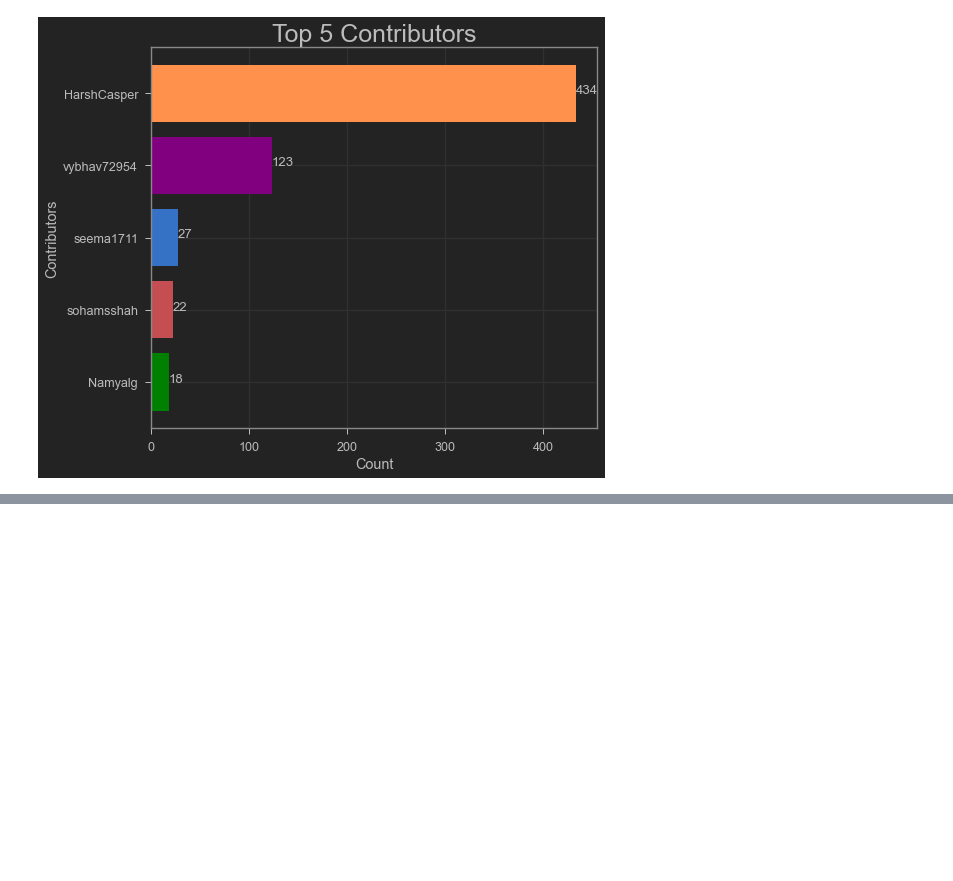
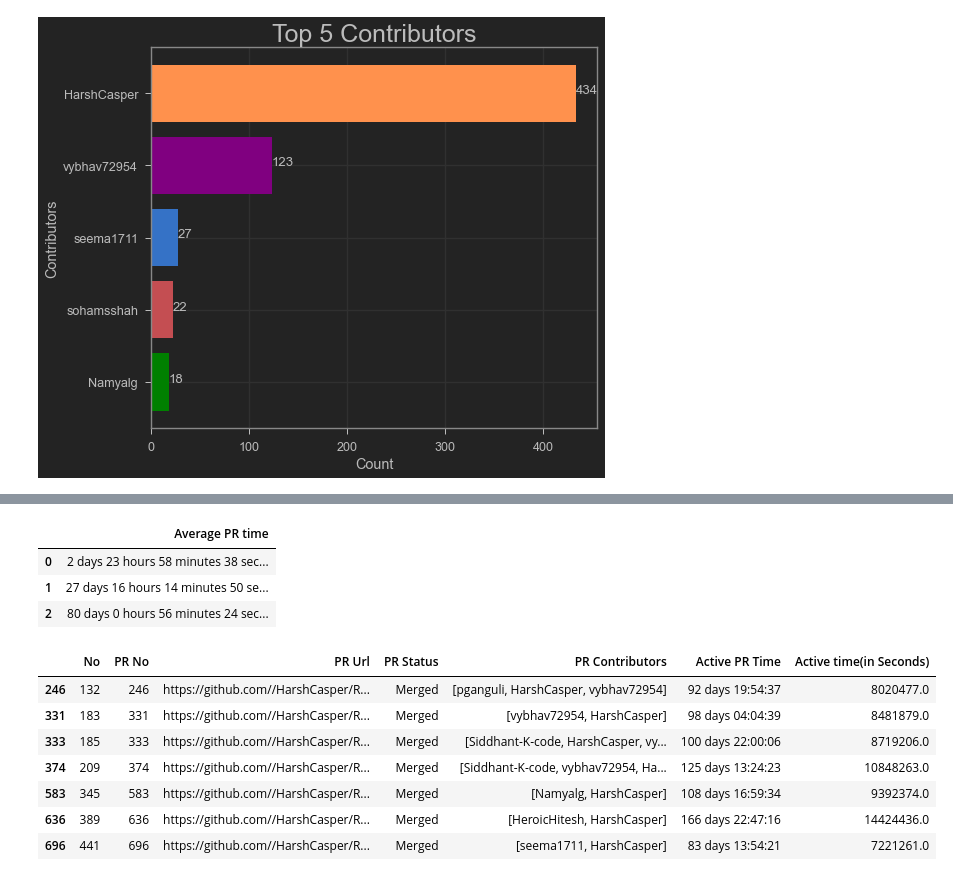
Before and after one commit to Aditya-Komaravolu/PR-Analyzer, a Jupyter notebook: PRScrapper.ipynb, the cells around one changed output, grey strips where cells are left out. Cells and saved outputs as stored; diff of their text form; code cells hidden in the pictures; blank space fills up the shorter version.

```diff
--- a/PRScrapper.ipynb
+++ b/PRScrapper.ipynb
@@ -295,0 +439,9 @@ plt.show()
+# %%
+result.sort()
+result=pd.DataFrame(result,columns=["Average PR time"])
+result
+# %% [output]
+|  | Average PR time |
+| 0 | 2 days 23 hours 58 minutes 38 sec... |
+| 1 | 27 days 16 hours 14 minutes 50 se... |
+| 2 | 80 days 0 hours 56 minutes 24 sec... |
@@ -295,0 +450,11 @@ plt.show()
+# %%
+merged_df[merged_df['Active time(in Seconds)']>=6915384]
+# %% [output]
+|  | No | PR No | PR Url | PR Status | PR Contributors | Active PR Time | Active time(in Seconds) |
+| 246 | 132 | 246 | https://github.com//HarshCasper/R... | Merged | [pganguli, HarshCasper, vybhav72954] | 92 days 19:54:37 | 8020477.0 |
+| 331 | 183 | 331 | https://github.com//HarshCasper/R... | Merged | [vybhav72954, HarshCasper] | 98 days 04:04:39 | 8481879.0 |
+| 333 | 185 | 333 | https://github.com//HarshCasper/R... | Merged | [Siddhant-K-code, HarshCasper, vy... | 100 days 22:00:06 | 8719206.0 |
+| 374 | 209 | 374 | https://github.com//HarshCasper/R... | Merged | [Siddhant-K-code, vybhav72954, Ha... | 125 days 13:24:23 | 10848263.0 |
+| 583 | 345 | 583 | https://github.com//HarshCasper/R... | Merged | [Namyalg, HarshCasper] | 108 days 16:59:34 | 9392374.0 |
+| 636 | 389 | 636 | https://github.com//HarshCasper/R... | Merged | [HeroicHitesh, HarshCasper] | 166 days 22:47:16 | 14424436.0 |
+| 696 | 441 | 696 | https://github.com//HarshCasper/R... | Merged | [seema1711, HarshCasper] | 83 days 13:54:21 | 7221261.0 |
```
Also changed, not shown: parts of 17 cells of this notebook, 2 other files.
